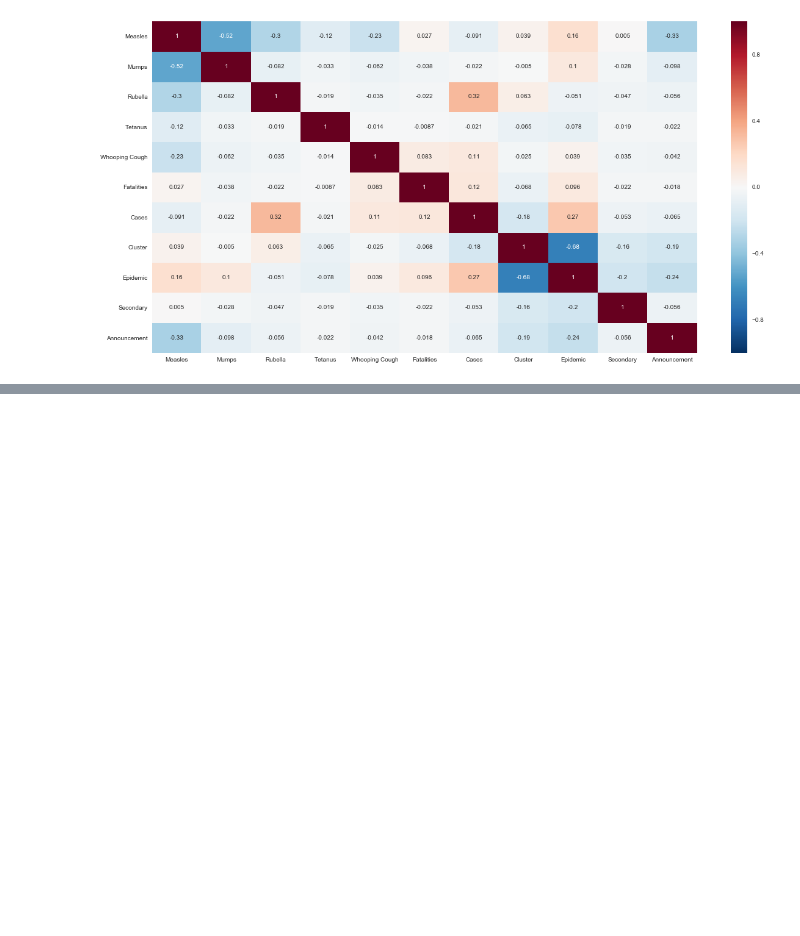
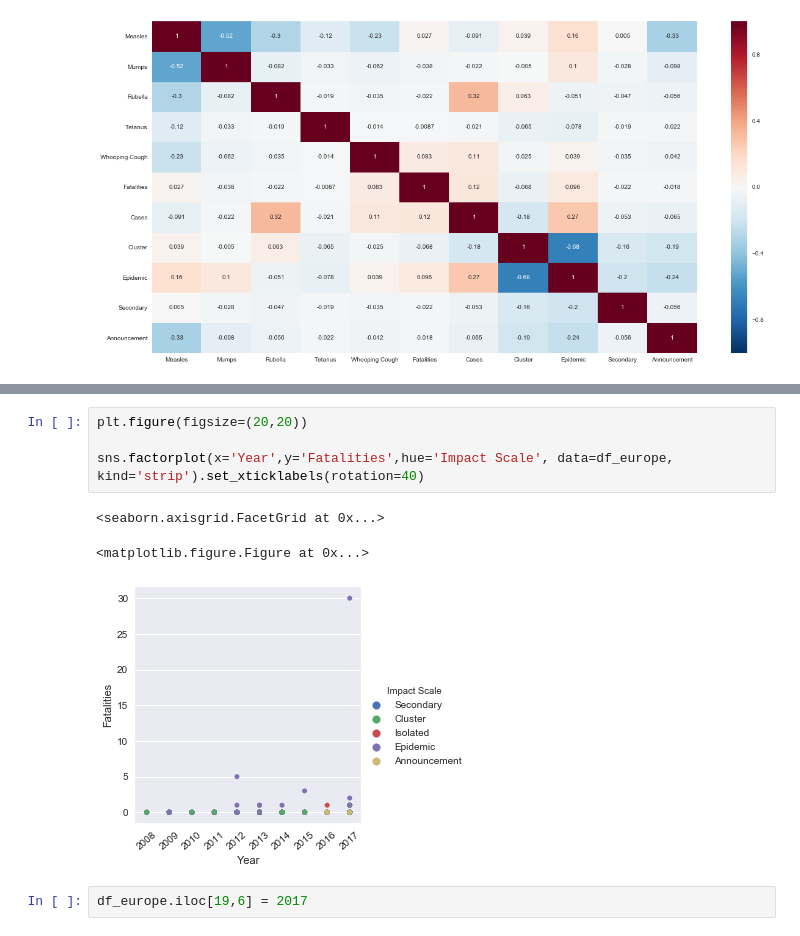
Before and after one commit to javigoncompte/Preventable_Diseases, a Jupyter notebook: Capstone EDA.ipynb, the cells around one changed output, grey strips where cells are left out. Drawn from its saved outputs; the diff is of its cells as text; blank space fills up the shorter version.

```diff
--- a/Capstone EDA.ipynb
+++ b/Capstone EDA.ipynb
@@ -1005,0 +1208,10 @@ df_europe.to_csv('./datasets/europe_pvd', encoding='utf-8')
+# %%
+plt.figure(figsize=(20,20))
+
+sns.factorplot(x='Year',y='Fatalities',hue='Impact Scale', data=df_europe, kind='strip').set_xticklabels(rotation=40)
+# %% [output]
+<seaborn.axisgrid.FacetGrid at 0x...>
+<matplotlib.figure.Figure at 0x...>
+[figure, added]
+# %%
+df_europe.iloc[19,6] = 2017
```
Also changed, not shown: parts of 35 cells of this notebook.
